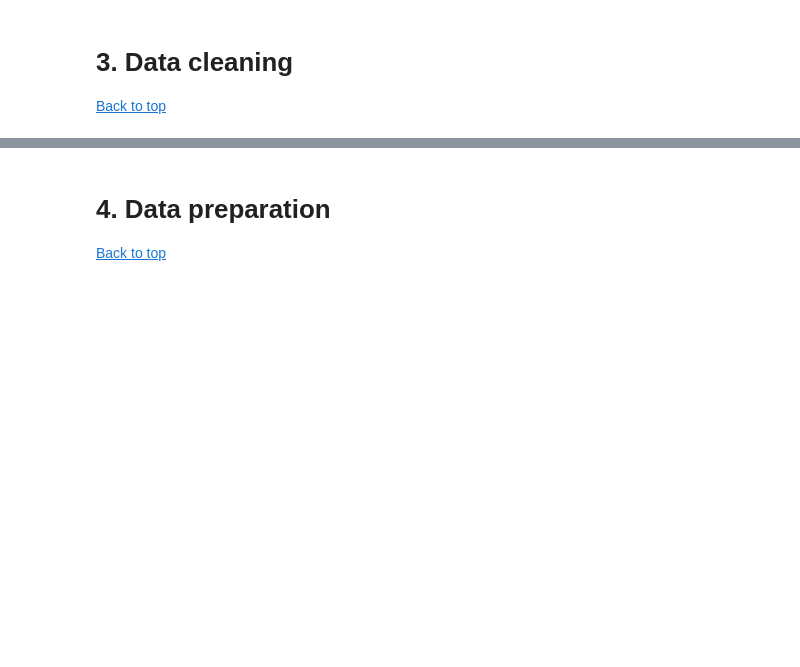
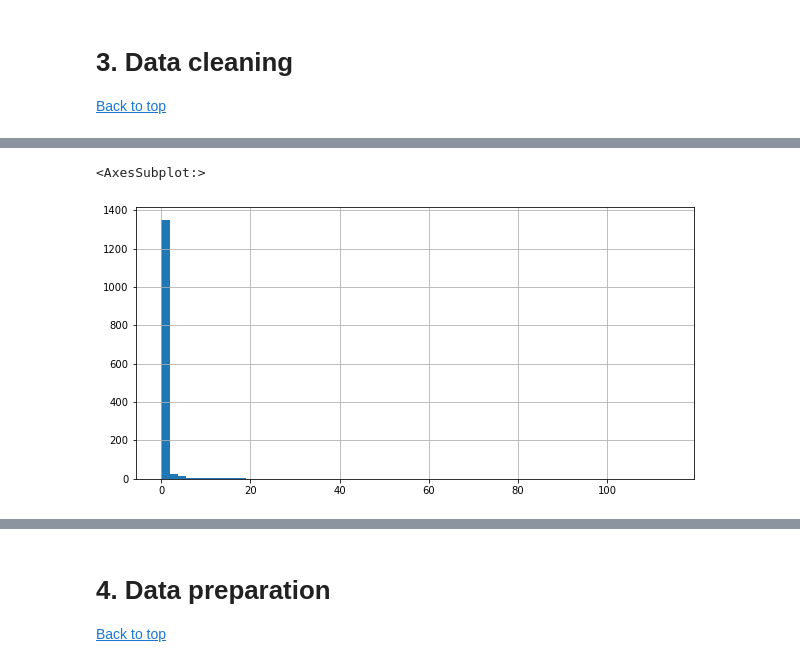
Before and after one commit to TonyToeTap/New-York-Taxi-Analysis, a Jupyter notebook: Module2.ipynb, the cells around one changed output, grey strips where cells are left out. Drawn from its saved outputs; the diff is of its cells as text; code cells hidden in the pictures; blank space fills up the shorter version.

```diff
--- a/Module2.ipynb
+++ b/Module2.ipynb
@@ -73,0 +234,6 @@ array([[<AxesSubplot:title={'center':'passenger_count'}>,
+# %%
+# Show how often the 'trip_distance' was zero when there was no total_amount
+taxi_pd[taxi_pd['total_amount']==0]['trip_distance'].hist(bins=60, figsize=(10,5))
+# %% [output]
+<AxesSubplot:>
+[figure, added]
```
Also changed, not shown: parts of 41 cells of this notebook.
